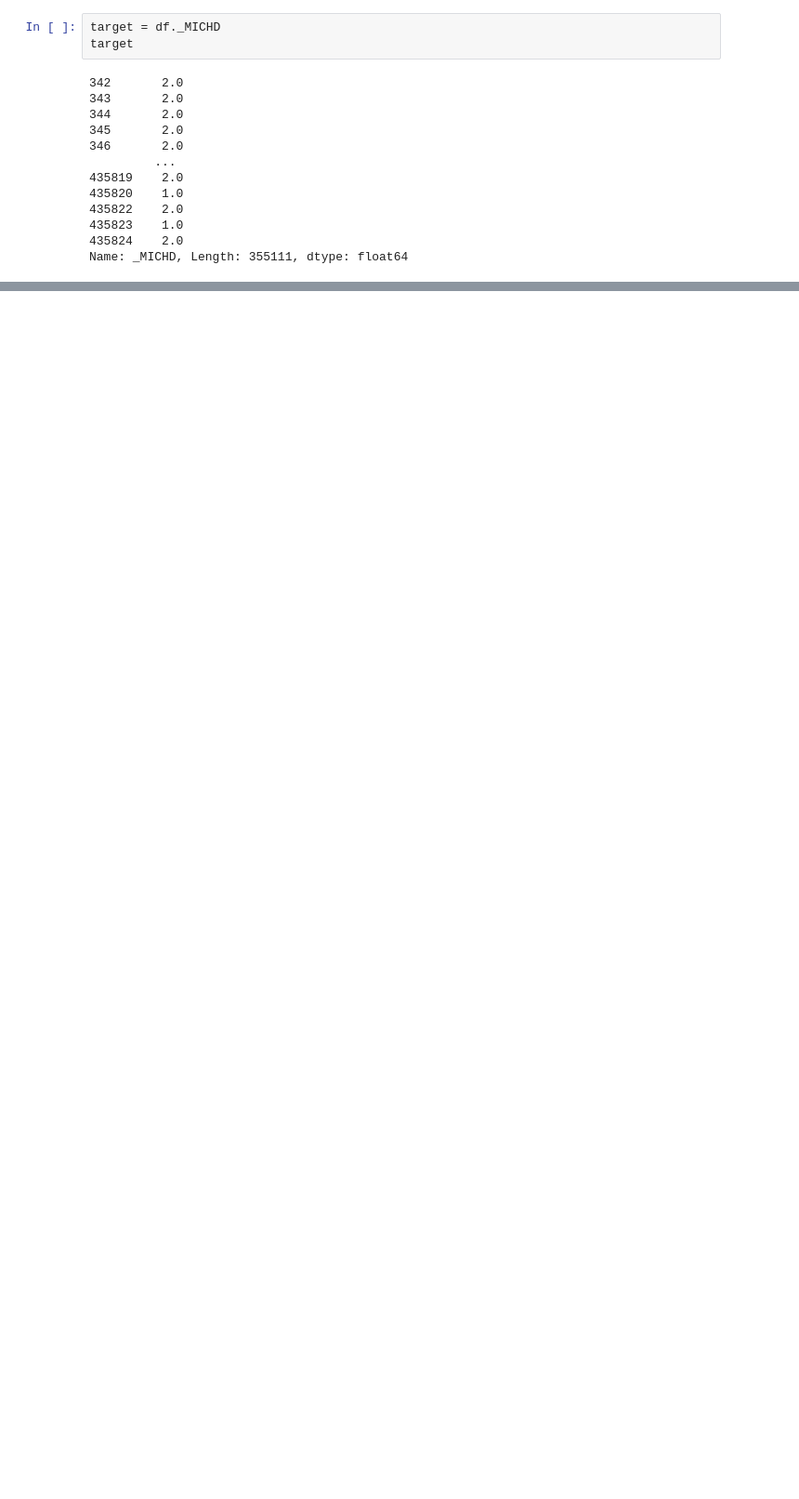
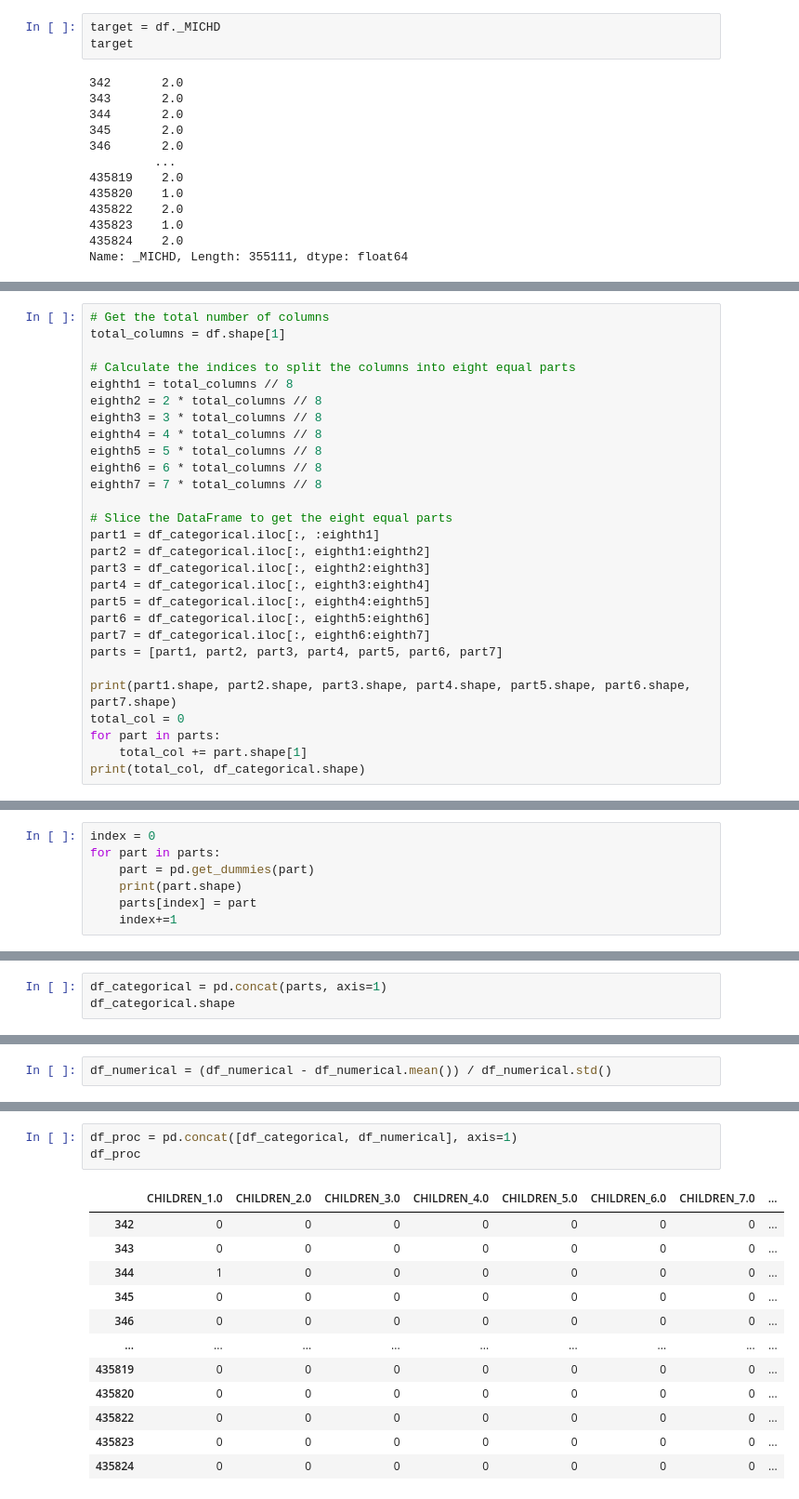
Before and after one commit to duvallar/MA384_CDSA, a Jupyter notebook: duvallar/indicators_2022/clean2022.ipynb, the cells around one changed output, grey strips where cells are left out. Shown at 93% size. Cells and saved outputs as stored; diff of their text form; blank space fills up the shorter version.

```diff
--- a/duvallar/indicators_2022/clean2022.ipynb
+++ b/duvallar/indicators_2022/clean2022.ipynb
@@ -486,0 +327,28 @@ MemoryError: Unable to allocate 70.1 GiB for an array with shape (211924, 355111
+# %%
+# Get the total number of columns
+total_columns = df.shape[1]
+
+# Calculate the indices to split the columns into eight equal parts
+eighth1 = total_columns // 8
+eighth2 = 2 * total_columns // 8
+eighth3 = 3 * total_columns // 8
+eighth4 = 4 * total_columns // 8
+eighth5 = 5 * total_columns // 8
+eighth6 = 6 * total_columns // 8
+eighth7 = 7 * total_columns // 8
+
+# Slice the DataFrame to get the eight equal parts
+part1 = df_categorical.iloc[:, :eighth1]
+part2 = df_categorical.iloc[:, eighth1:eighth2]
+part3 = df_categorical.iloc[:, eighth2:eighth3]
+part4 = df_categorical.iloc[:, eighth3:eighth4]
+part5 = df_categorical.iloc[:, eighth4:eighth5]
+part6 = df_categorical.iloc[:, eighth5:eighth6]
+part7 = df_categorical.iloc[:, eighth6:eighth7]
+parts = [part1, part2, part3, part4, part5, part6, part7]
+
+print(part1.shape, part2.shape, part3.shape, part4.shape, part5.shape, part6.shape, part7.shape)
+total_col = 0
+for part in parts:
+    total_col += part.shape[1]
+print(total_col, df_categorical.shape)
@@ -486,0 +358,7 @@ MemoryError: Unable to allocate 70.1 GiB for an array with shape (211924, 355111
+# %%
+index = 0
+for part in parts:
+    part = pd.get_dummies(part)
+    print(part.shape)
+    parts[index] = part
+    index+=1
@@ -486,0 +373,3 @@ MemoryError: Unable to allocate 70.1 GiB for an array with shape (211924, 355111
+# %%
+df_categorical = pd.concat(parts, axis=1)
+df_categorical.shape
@@ -486,0 +382,2 @@ MemoryError: Unable to allocate 70.1 GiB for an array with shape (211924, 355111
+# %%
+df_numerical = (df_numerical - df_numerical.mean()) / df_numerical.std()
@@ -486,0 +429,16 @@ MemoryError: Unable to allocate 70.1 GiB for an array with shape (211924, 355111
+# %%
+df_proc = pd.concat([df_categorical, df_numerical], axis=1)
+df_proc
+# %% [output]
+|  | CHILDREN_1.0 | CHILDREN_2.0 | CHILDREN_3.0 | CHILDREN_4.0 | CHILDREN_5.0 | CHILDREN_6.0 | CHILDREN_7.0 | ... |
+| 342 | 0 | 0 | 0 | 0 | 0 | 0 | 0 | ... |
+| 343 | 0 | 0 | 0 | 0 | 0 | 0 | 0 | ... |
+| 344 | 1 | 0 | 0 | 0 | 0 | 0 | 0 | ... |
+| 345 | 0 | 0 | 0 | 0 | 0 | 0 | 0 | ... |
+| 346 | 0 | 0 | 0 | 0 | 0 | 0 | 0 | ... |
+| ... | ... | ... | ... | ... | ... | ... | ... | ... |
+| 435819 | 0 | 0 | 0 | 0 | 0 | 0 | 0 | ... |
+| 435820 | 0 | 0 | 0 | 0 | 0 | 0 | 0 | ... |
+| 435822 | 0 | 0 | 0 | 0 | 0 | 0 | 0 | ... |
+| 435823 | 0 | 0 | 0 | 0 | 0 | 0 | 0 | ... |
+| 435824 | 0 | 0 | 0 | 0 | 0 | 0 | 0 | ... |
```
Also changed, not shown: parts of 32 cells of this notebook, 1 other file.
